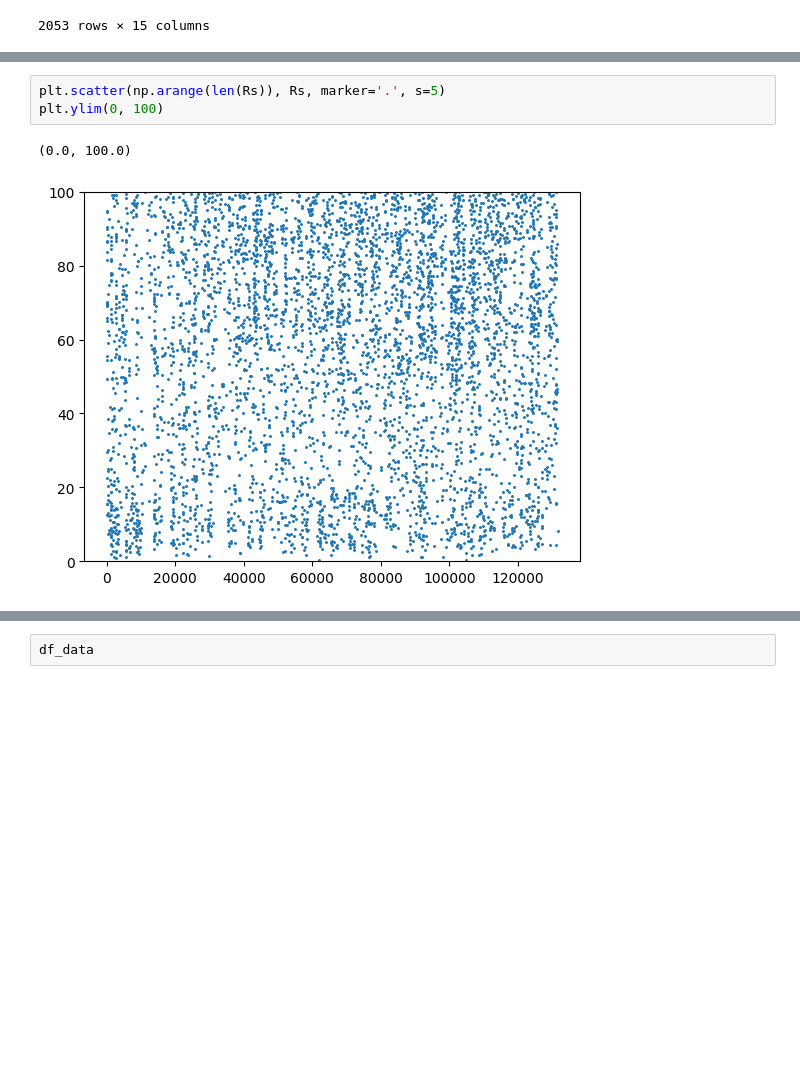
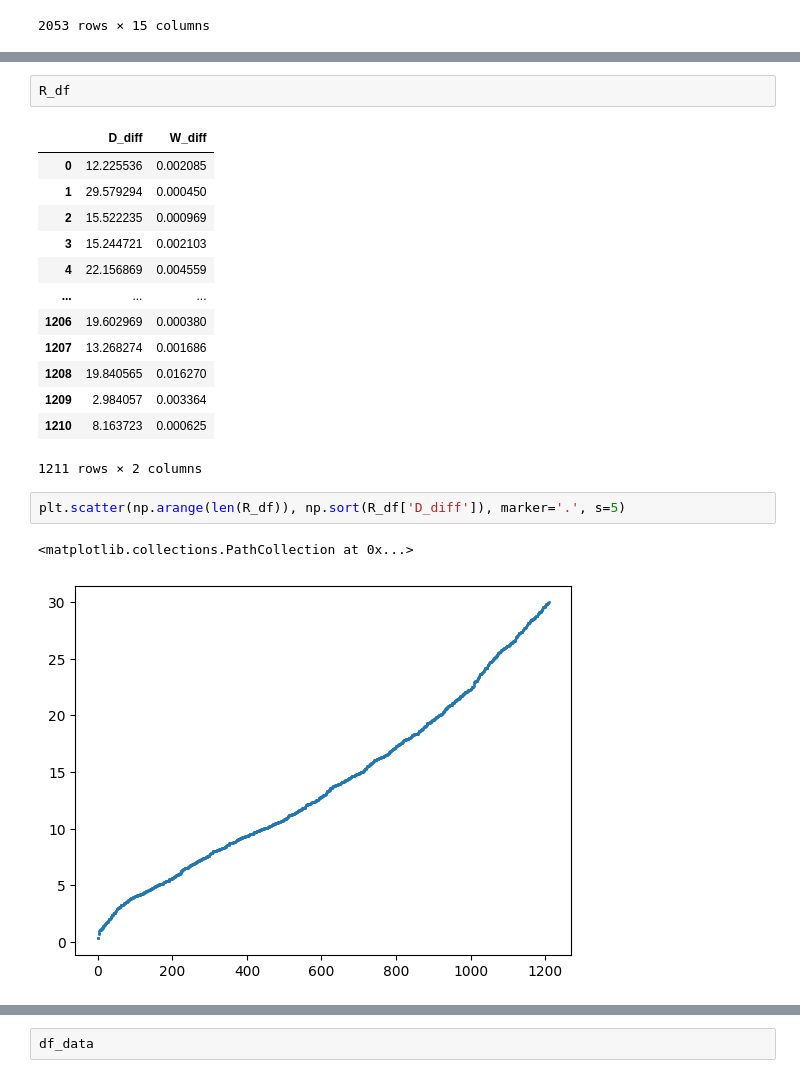
Before and after one commit to regdowse/UNSW-MRes, a Jupyter notebook: MRes/Chapter2/Eddy_Detection_Tracking.ipynb, the cells around one changed output, grey strips where cells are left out. Saved outputs shown, nothing was run; the diff lists cells and outputs as text; blank space fills up the shorter version.

```diff
--- a/MRes/Chapter2/Eddy_Detection_Tracking.ipynb
+++ b/MRes/Chapter2/Eddy_Detection_Tracking.ipynb
@@ -548,8 +549,23 @@ for day in range(1, df_data['Day'].max() + 1):
             df_data.loc[(df_data['Day'] == day) & (df_data['Eddy'] == e_pres), 'ID'] = next_num
             next_num += 1
 # %%
-plt.scatter(np.arange(len(Rs)), Rs, marker='.', s=5)
-plt.ylim(0, 100)
+R_df
 # %% [output]
+|  | D_diff | W_diff |
+| 0 | 12.225536 | 0.002085 |
+| 1 | 29.579294 | 0.000450 |
+| 2 | 15.522235 | 0.000969 |
+| 3 | 15.244721 | 0.002103 |
+| 4 | 22.156869 | 0.004559 |
+| ... | ... | ... |
+| 1206 | 19.602969 | 0.000380 |
+| 1207 | 13.268274 | 0.001686 |
+| 1208 | 19.840565 | 0.016270 |
+| 1209 | 2.984057 | 0.003364 |
+| 1210 | 8.163723 | 0.000625 |
-(0.0, 100.0)
+1211 rows × 2 columns
-[figure, removed]
+# %%
+plt.scatter(np.arange(len(R_df)), np.sort(R_df['D_diff']), marker='.', s=5)
+# %% [output]
+<matplotlib.collections.PathCollection at 0x...>
+[figure, added]
```
Also changed, not shown: parts of 10 cells of this notebook.
